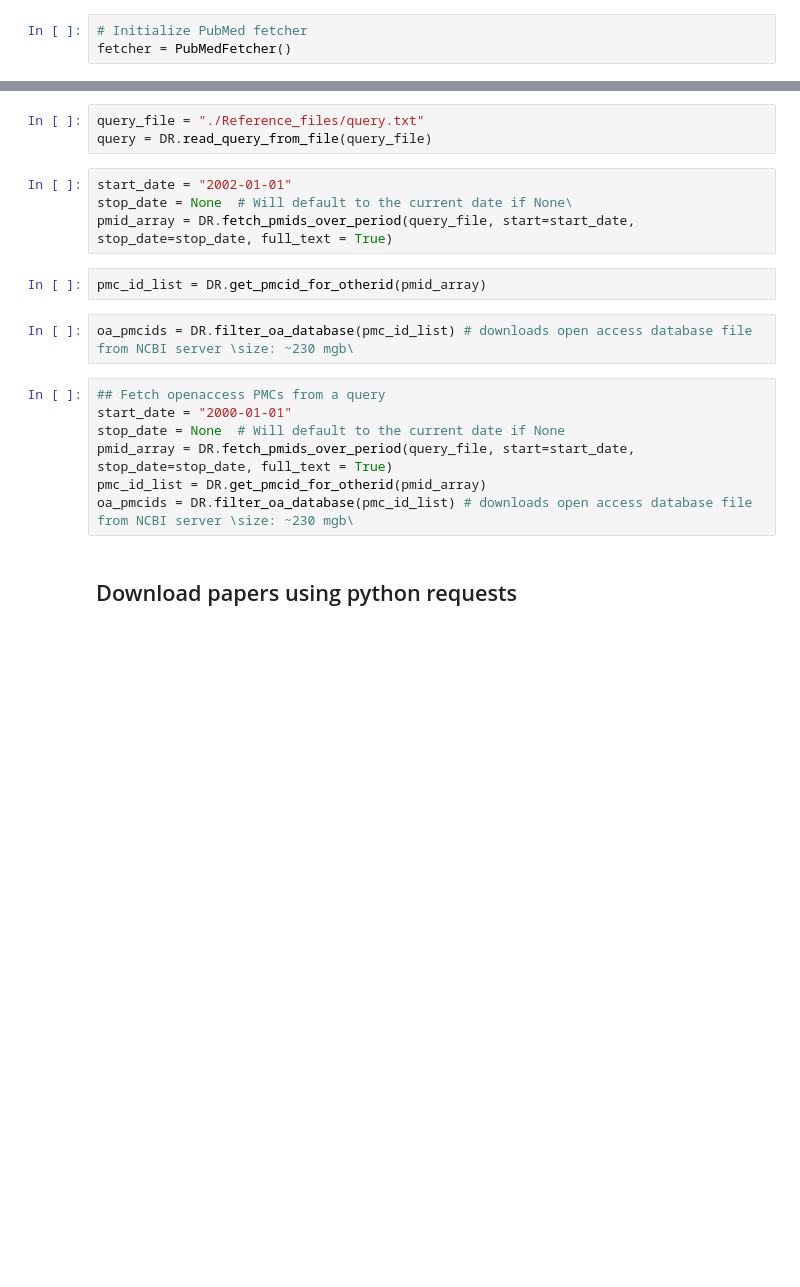
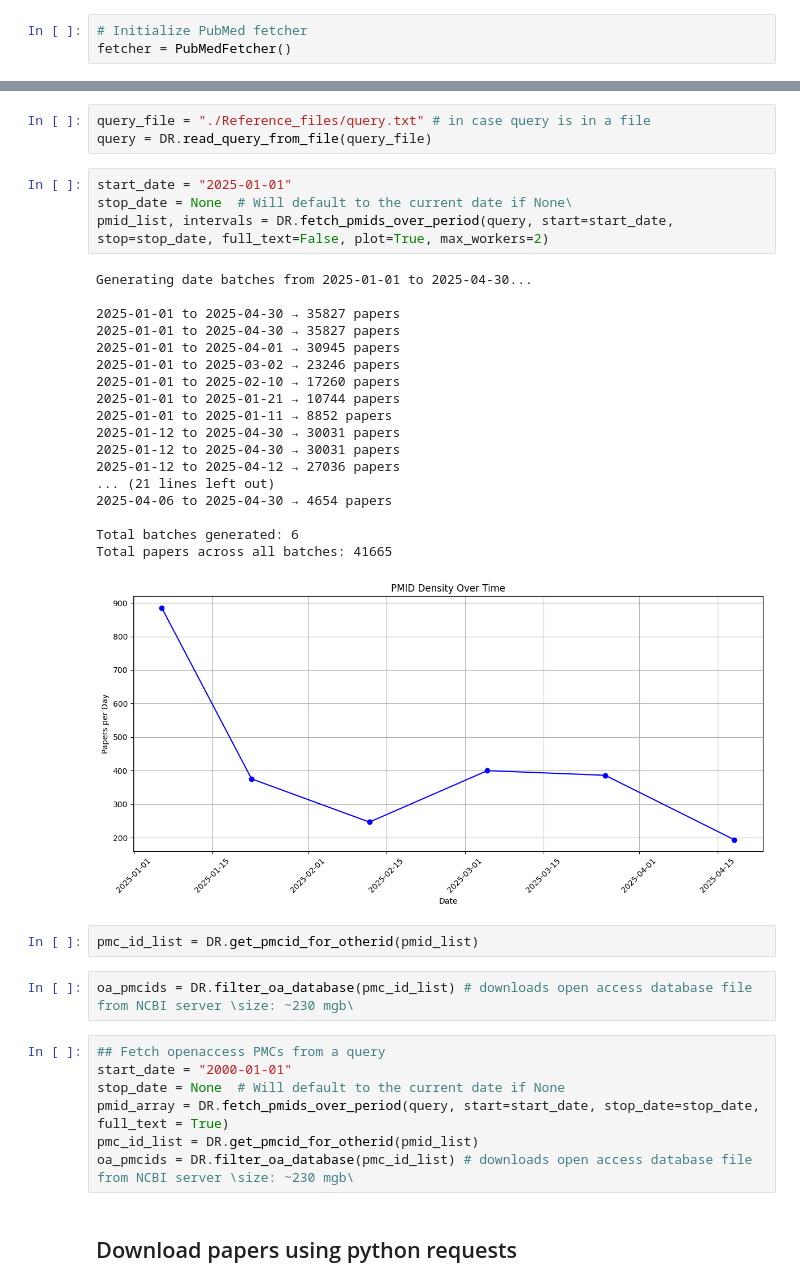
Before and after one commit to LaCava-Lab/Copurification-Data-retrieval, a Jupyter notebook: Examples.ipynb, the cells around one changed output, grey strips where cells are left out. Cells and saved outputs as stored; diff of their text form; blank space fills up the shorter version.

```diff
--- a/Examples.ipynb
+++ b/Examples.ipynb
@@ -32,20 +138,39 @@ fetcher = PubMedFetcher()
 # %%
-query_file = "./Reference_files/query.txt"
+query_file = "./Reference_files/query.txt" # in case query is in a file
 query = DR.read_query_from_file(query_file)
 # %%
-start_date = "2002-01-01"
+start_date = "2025-01-01"
 stop_date = None  # Will default to the current date if None\
-pmid_array = DR.fetch_pmids_over_period(query_file, start=start_date, stop_date=stop_date, full_text = True)
+pmid_list, intervals = DR.fetch_pmids_over_period(query, start=start_date, stop=stop_date, full_text=False, plot=True, max_workers=2)
+# %% [output]
+Generating date batches from 2025-01-01 to 2025-04-30...
+
+2025-01-01 to 2025-04-30 → 35827 papers
+2025-01-01 to 2025-04-30 → 35827 papers
+2025-01-01 to 2025-04-01 → 30945 papers
+2025-01-01 to 2025-03-02 → 23246 papers
+2025-01-01 to 2025-02-10 → 17260 papers
+2025-01-01 to 2025-01-21 → 10744 papers
+2025-01-01 to 2025-01-11 → 8852 papers
+2025-01-12 to 2025-04-30 → 30031 papers
+2025-01-12 to 2025-04-30 → 30031 papers
+2025-01-12 to 2025-04-12 → 27036 papers
+... (21 lines left out)
+2025-04-06 to 2025-04-30 → 4654 papers
+
+Total batches generated: 6
+Total papers across all batches: 41665
+[figure, added]
 # %%
-pmc_id_list = DR.get_pmcid_for_otherid(pmid_array)
+pmc_id_list = DR.get_pmcid_for_otherid(pmid_list)
 # %%
 oa_pmcids = DR.filter_oa_database(pmc_id_list) # downloads open access database file from NCBI server \size: ~230 mgb\
 # %%
 ## Fetch openaccess PMCs from a query
 start_date = "2000-01-01"
 stop_date = None  # Will default to the current date if None
-pmid_array = DR.fetch_pmids_over_period(query_file, start=start_date, stop_date=stop_date, full_text = True)
-pmc_id_list = DR.get_pmcid_for_otherid(pmid_array)
+pmid_array = DR.fetch_pmids_over_period(query, start=start_date, stop_date=stop_date, full_text = True)
+pmc_id_list = DR.get_pmcid_for_otherid(pmid_list)
 oa_pmcids = DR.filter_oa_database(pmc_id_list) # downloads open access database file from NCBI server \size: ~230 mgb\
 # %% [markdown]
 ## Download papers using python requests
```
Also changed, not shown: parts of 10 cells of this notebook.
